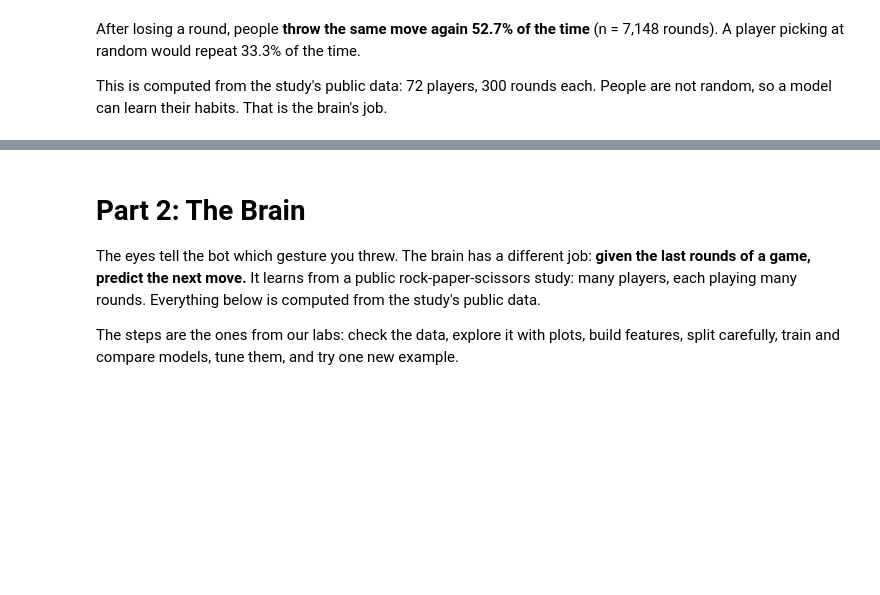
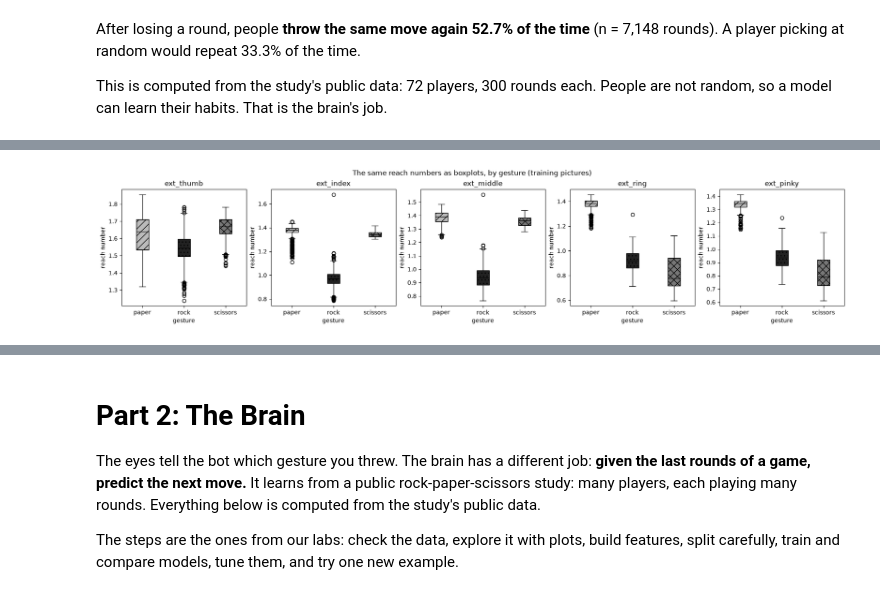
Before and after one commit to Krishpotanwar/mind-reader, a Jupyter notebook: notebook/MindReader.ipynb, the cells around one changed output, grey strips where cells are left out. Drawn from its saved outputs; the diff is of its cells as text; code cells hidden in the pictures; blank space fills up the shorter version.

```diff
--- a/notebook/MindReader.ipynb
+++ b/notebook/MindReader.ipynb
@@ -82,0 +149,17 @@ This is computed from the study's public data: 72 players, 300 rounds each. Peop
+# %%
+print("missing values in the file:", int(hands.isna().sum().sum()))
+size_and_landmarks = hands.drop(columns=["file", "split", "label"])  # the file name is different in every row, so it would hide a repeated picture
+print(f"duplicate rows (looking only at the {size_and_landmarks.shape[1]} size and landmark columns, not the file name): {int(size_and_landmarks.duplicated().sum())}")
+eyes_train = hands[hands["split"] == "train"].reset_index(drop=True)
+eyes_test = hands[hands["split"] == "test"].reset_index(drop=True)
+per_gesture = {split: n // len(LABELS) for split, n in IMAGES.items()}  # each zip holds the same number of pictures of every gesture
+found = pd.crosstab(hands["label"], hands["split"]).reindex(index=LABELS, columns=list(IMAGES))
+display(found.rename(columns=lambda split: f"{split} (of {per_gesture[split]})"))
+for split, df in [("train", eyes_train), ("test", eyes_test)]:
+    print(f"Detection ({split}): {len(df):,} of {IMAGES[split]:,} pictures have a hand ({len(df) / IMAGES[split]:.1%})")
+METRICS["eyes_detection_rate"] = len(eyes_test) / IMAGES["test"]  # the test split: the pictures with no hand count as wrong answers later
+weakest = (found["train"] / per_gesture["train"]).idxmin()
+missed = (per_gesture["test"] - found["test"]).loc[lambda counts: counts > 0]
+display(Markdown(
+    f"MediaPipe finds the hand least often in **{weakest}** pictures ({found.loc[weakest, 'train']:,} of {per_gesture['train']:,} training pictures). "
+    f"The {IMAGES['test'] - len(eyes_test)} test pictures with no hand ({', '.join(f'{count} {name}' for name, count in missed.items())}) count as wrong answers in every accuracy below."))
@@ -82,0 +298,11 @@ This is computed from the study's public data: 72 players, 300 rounds each. Peop
+# %%
+fig, axes = plt.subplots(1, 5, figsize=(18, 3.8), layout="constrained")
+for ax, name in zip(axes, FEATURE_NAMES[42:]):
+    boxes = ax.boxplot([eyes_ratios.loc[eyes_y_train == label, name] for label in LABELS], tick_labels=LABELS, patch_artist=True, medianprops={"color": "black"})
+    for box, label, hatch in zip(boxes["boxes"], LABELS, ["//", "..", "xx"]):
+        box.set(facecolor=EYES_COLOURS[label], hatch=hatch)
+    ax.set(title=name, xlabel="gesture", ylabel="reach number")
+fig.suptitle("The same reach numbers as boxplots, by gesture (training pictures)")
+plt.show()
+# %% [output]
+[figure, added]
```
Also changed, not shown: parts of 45 cells of this notebook, 3 other files.
